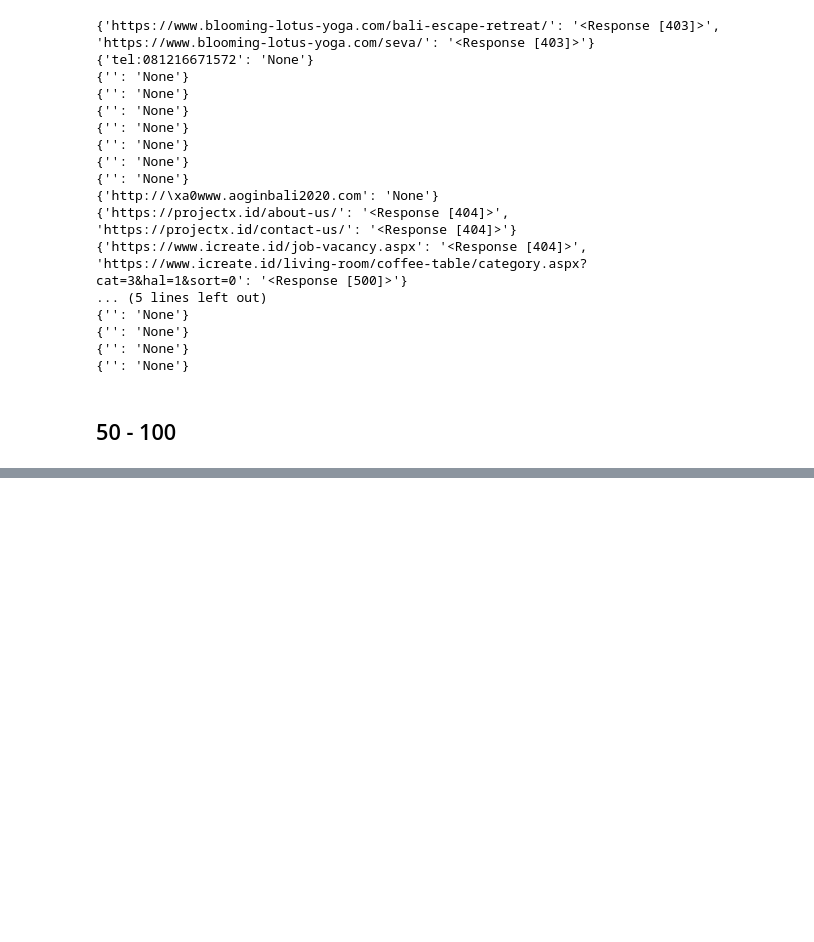
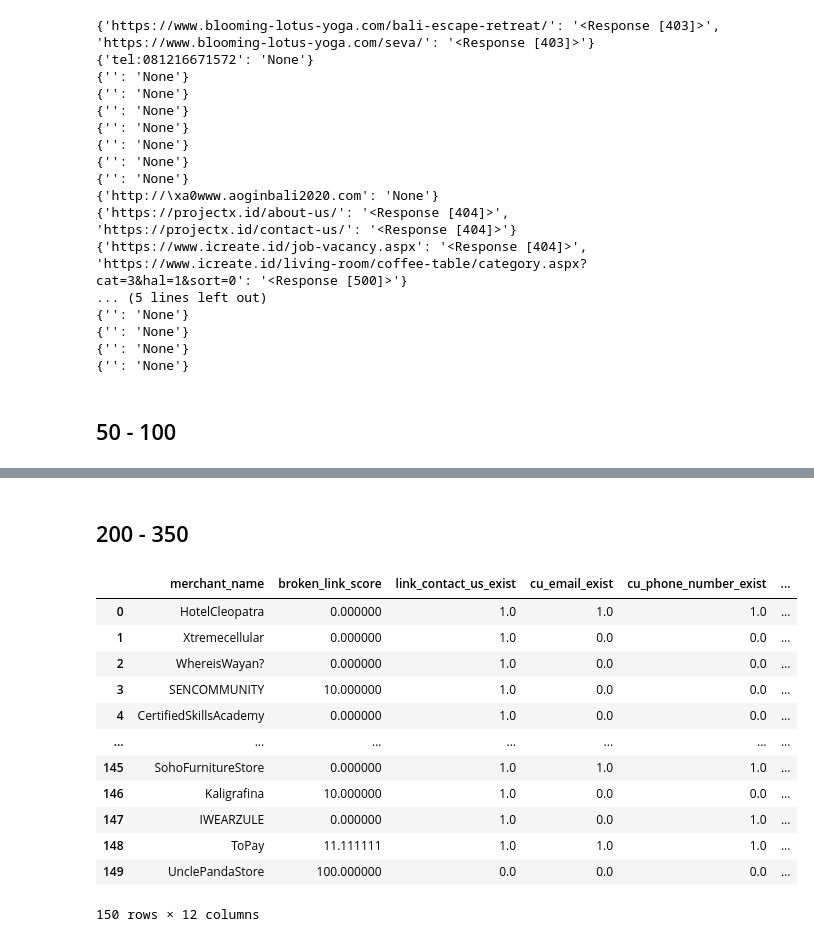
Before and after one commit to bahyhelmihp/web-crawler, a Jupyter notebook: api/datasets/Analyse Result.ipynb, the cells around one changed output, grey strips where cells are left out. Cells and saved outputs as stored; diff of their text form; code cells hidden in the pictures; blank space fills up the shorter version.

```diff
--- a/api/datasets/Analyse Result.ipynb
+++ b/api/datasets/Analyse Result.ipynb
@@ -199,0 +286,22 @@ for link in broken_link_df_2['broken_links'].values:
+# %% [markdown]
+## 200 - 350
+# %%
+df_5 = pd.read_csv("results_350.csv")
+# %%
+df_5 = df_5.iloc[:,1:]
+# %%
+df_5
+# %% [output]
+|  | merchant_name | broken_link_score | link_contact_us_exist | cu_email_exist | cu_phone_number_exist | ... |
+| 0 | HotelCleopatra | 0.000000 | 1.0 | 1.0 | 1.0 | ... |
+| 1 | Xtremecellular | 0.000000 | 1.0 | 0.0 | 0.0 | ... |
+| 2 | WhereisWayan? | 0.000000 | 1.0 | 0.0 | 0.0 | ... |
+| 3 | SENCOMMUNITY | 10.000000 | 1.0 | 0.0 | 0.0 | ... |
+| 4 | CertifiedSkillsAcademy | 0.000000 | 1.0 | 0.0 | 0.0 | ... |
+| ... | ... | ... | ... | ... | ... | ... |
+| 145 | SohoFurnitureStore | 0.000000 | 1.0 | 1.0 | 1.0 | ... |
+| 146 | Kaligrafina | 10.000000 | 1.0 | 0.0 | 0.0 | ... |
+| 147 | IWEARZULE | 0.000000 | 1.0 | 0.0 | 1.0 | ... |
+| 148 | ToPay | 11.111111 | 1.0 | 1.0 | 1.0 | ... |
+| 149 | UnclePandaStore | 100.000000 | 0.0 | 0.0 | 0.0 | ... |
+150 rows × 12 columns
```
Also changed, not shown: parts of 31 cells of this notebook, 1 other file.
